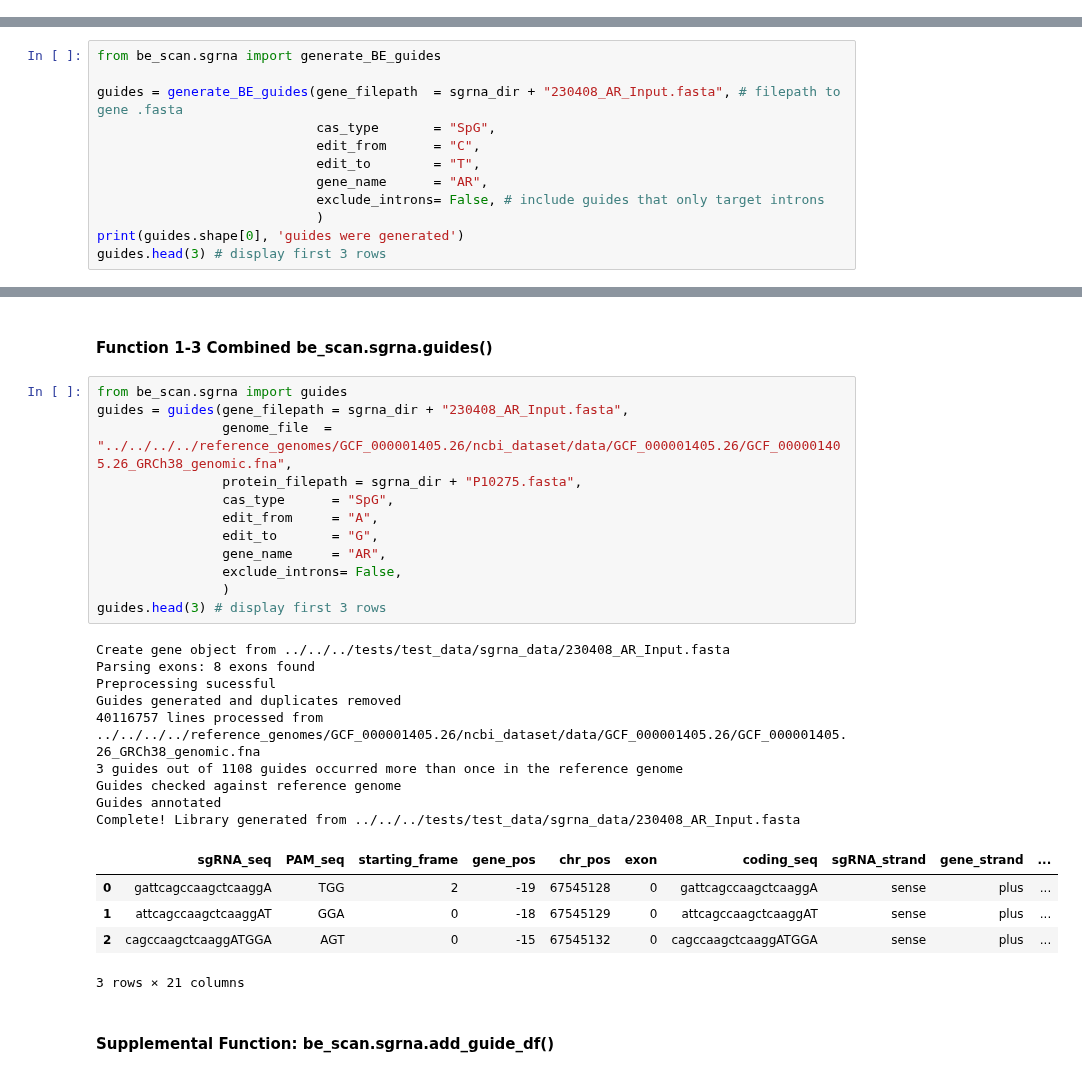
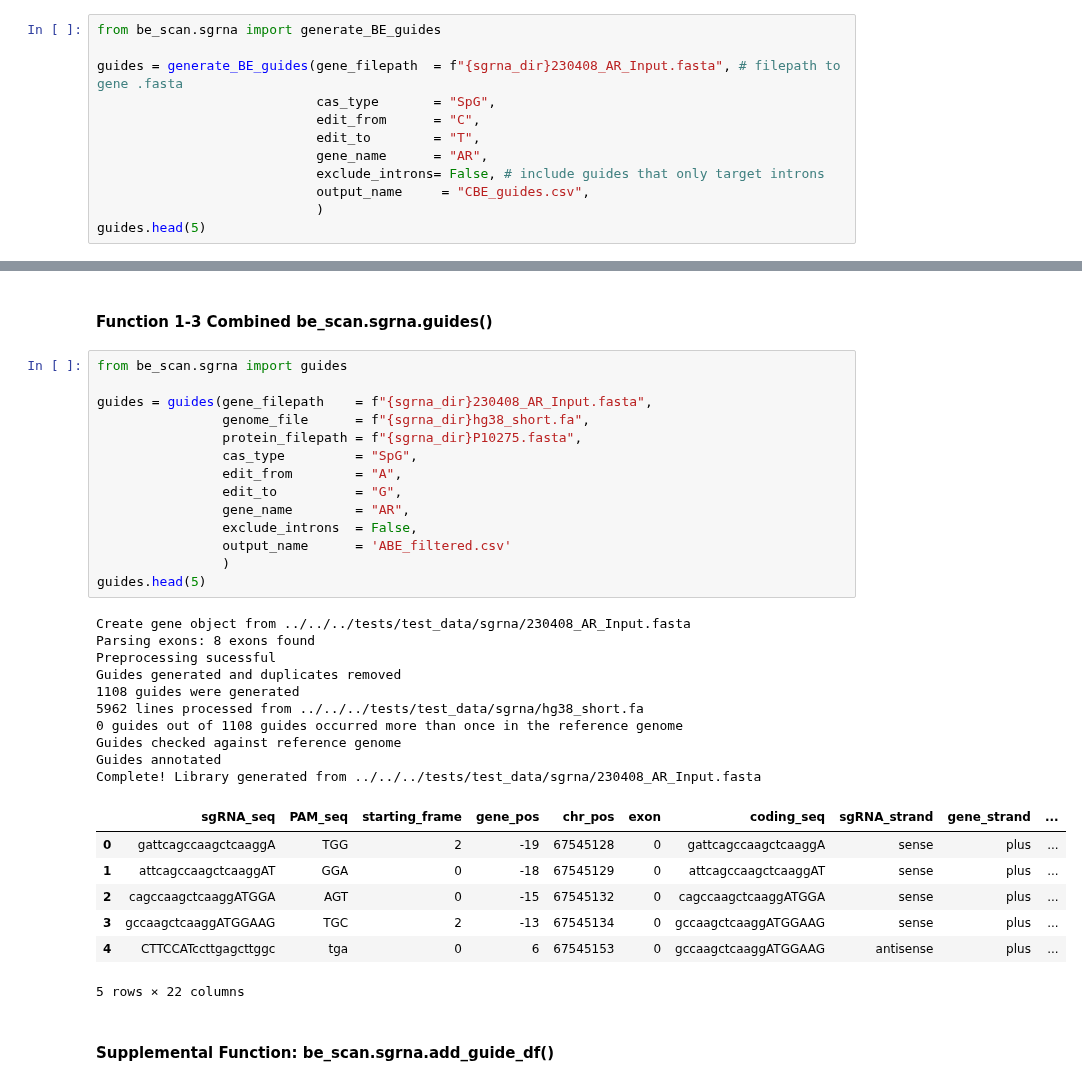
Before and after one commit to liaulab/be-scan, a Jupyter notebook: docs/source/notebooks/tutorial.ipynb, the cells around one changed output, grey strips where cells are left out. Cells and saved outputs as stored; diff of their text form.

```diff
--- a/docs/source/notebooks/tutorial.ipynb
+++ b/docs/source/notebooks/tutorial.ipynb
@@ -19,0 +20,12 @@ Note: all annotate_guides.csv needs information about type of mutation (Missense
+# %%
+from be_scan.sgrna import generate_BE_guides
+
+guides = generate_BE_guides(gene_filepath  = f"{sgrna_dir}230408_AR_Input.fasta", # filepath to gene .fasta
+                            cas_type       = "SpG",
+                            edit_from      = "C",
+                            edit_to        = "T",
+                            gene_name      = "AR",
+                            exclude_introns= False, # include guides that only target introns
+                            output_name     = "CBE_guides.csv",
+                            )
+guides.head(5)
@@ -22,12 +45,0 @@ Note: all annotate_guides.csv needs information about type of mutation (Missense
-# %%
-from be_scan.sgrna import generate_BE_guides
-
-guides = generate_BE_guides(gene_filepath  = sgrna_dir + "230408_AR_Input.fasta", # filepath to gene .fasta
-                            cas_type       = "SpG",
-                            edit_from      = "C",
-                            edit_to        = "T",
-                            gene_name      = "AR",
-                            exclude_introns= False, # include guides that only target introns
-                            )
-print(guides.shape[0], 'guides were generated')
-guides.head(3) # display first 3 rows
@@ -86,31 +98,36 @@ Guides annotated
 #### Function 1-3 Combined be_scan.sgrna.guides()
 # %%
 from be_scan.sgrna import guides
-guides = guides(gene_filepath = sgrna_dir + "230408_AR_Input.fasta",
-                genome_file  = "../../../../reference_genomes/GCF_000001405.26/ncbi_dataset/data/GCF_000001405.26/GCF_000001405.26_GRCh38_genomic.fna",
-                protein_filepath = sgrna_dir + "P10275.fasta",
-                cas_type      = "SpG",
-                edit_from     = "A",
-                edit_to       = "G",
-                gene_name     = "AR",
-                exclude_introns= False,
+
+guides = guides(gene_filepath    = f"{sgrna_dir}230408_AR_Input.fasta",
+                genome_file      = f"{sgrna_dir}hg38_short.fa",
+                protein_filepath = f"{sgrna_dir}P10275.fasta",
+                cas_type         = "SpG",
+                edit_from        = "A",
+                edit_to          = "G",
+                gene_name        = "AR",
+                exclude_introns  = False,
+                output_name      = 'ABE_filtered.csv'
                 )
-guides.head(3) # display first 3 rows
+guides.head(5)
 # %% [output]
-Create gene object from ../../../tests/test_data/sgrna_data/230408_AR_Input.fasta
+Create gene object from ../../../tests/test_data/sgrna/230408_AR_Input.fasta
 Parsing exons: 8 exons found
 Preprocessing sucessful
 Guides generated and duplicates removed
-40116757 lines processed from ../../../../reference_genomes/GCF_000001405.26/ncbi_dataset/data/GCF_000001405.26/GCF_000001405.26_GRCh38_genomic.fna
-3 guides out of 1108 guides occurred more than once in the reference genome
+1108 guides were generated
+5962 lines processed from ../../../tests/test_data/sgrna/hg38_short.fa
+0 guides out of 1108 guides occurred more than once in the reference genome
 Guides checked against reference genome
 Guides annotated
-Complete! Library generated from ../../../tests/test_data/sgrna_data/230408_AR_Input.fasta
+Complete! Library generated from ../../../tests/test_data/sgrna/230408_AR_Input.fasta
 |  | sgRNA_seq | PAM_seq | starting_frame | gene_pos | chr_pos | exon | coding_seq | sgRNA_strand | gene_strand | ... |
 | 0 | gattcagccaagctcaaggA | TGG | 2 | -19 | 67545128 | 0 | gattcagccaagctcaaggA | sense | plus | ... |
 | 1 | attcagccaagctcaaggAT | GGA | 0 | -18 | 67545129 | 0 | attcagccaagctcaaggAT | sense | plus | ... |
 | 2 | cagccaagctcaaggATGGA | AGT | 0 | -15 | 67545132 | 0 | cagccaagctcaaggATGGA | sense | plus | ... |
+| 3 | gccaagctcaaggATGGAAG | TGC | 2 | -13 | 67545134 | 0 | gccaagctcaaggATGGAAG | sense | plus | ... |
+| 4 | CTTCCATccttgagcttggc | tga | 0 | 6 | 67545153 | 0 | gccaagctcaaggATGGAAG | antisense | plus | ... |
-3 rows × 21 columns
+5 rows × 22 columns
 # %% [markdown]
 #### Supplemental Function: be_scan.sgrna.add_guide_df()
 # %%
```
Also changed, not shown: parts of 35 cells of this notebook, 1 other file.
